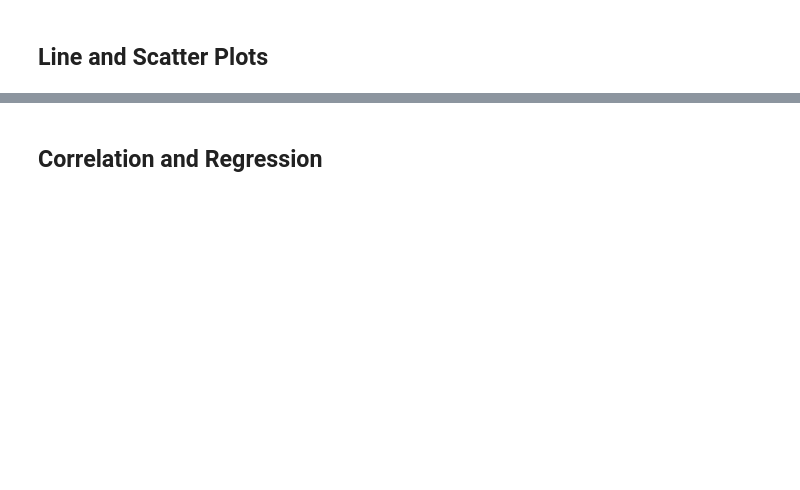
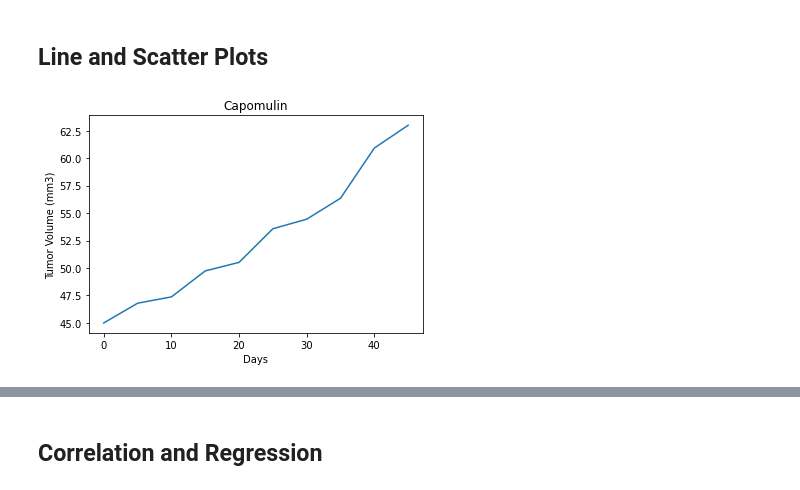
Before and after one commit to E-Weber/matplotlib-challenge, a Jupyter notebook: Instructions/Pymaceuticals/pymaceuticals_starter.ipynb, the cells around one changed output, grey strips where cells are left out. Saved outputs shown, nothing was run; the diff lists cells and outputs as text; code cells hidden in the pictures; blank space fills up the shorter version.

```diff
--- a/Instructions/Pymaceuticals/pymaceuticals_starter.ipynb
+++ b/Instructions/Pymaceuticals/pymaceuticals_starter.ipynb
@@ -505,5 +490,14 @@ IQR: 15.577752179999997
 ## Line and Scatter Plots
 # %%
 # Generate a line plot of tumor volume vs. time point for a mouse treated with Capomulin
+a275 = combined_df.loc[combined_df['Mouse ID'] == 'a275']
+# %%
+plt.plot(a275['Timepoint'], a275['Tumor Volume (mm3)'])
+plt.xlabel("Days")
+plt.ylabel("Tumor Volume (mm3)")
+plt.title("Capomulin")
+plt.show()
+# %% [output]
+[figure, added]
 # %%
 # Generate a scatter plot of average tumor volume vs. mouse weight for the Capomulin regimen
```
Also changed, not shown: parts of 16 cells of this notebook.
